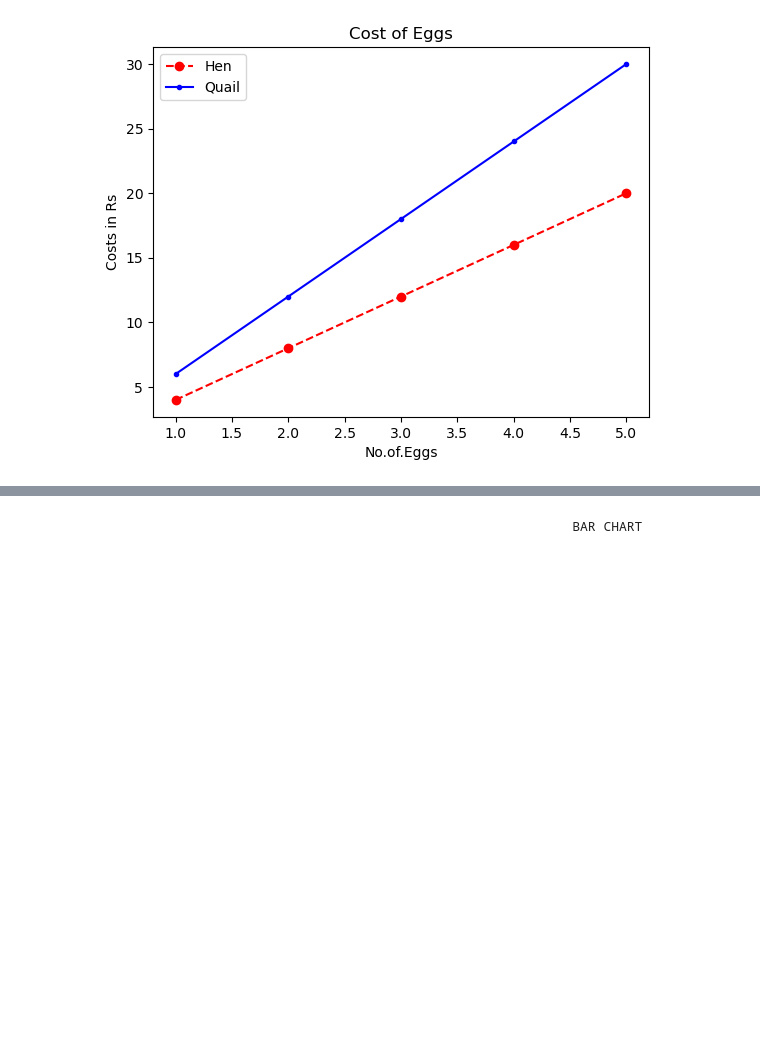
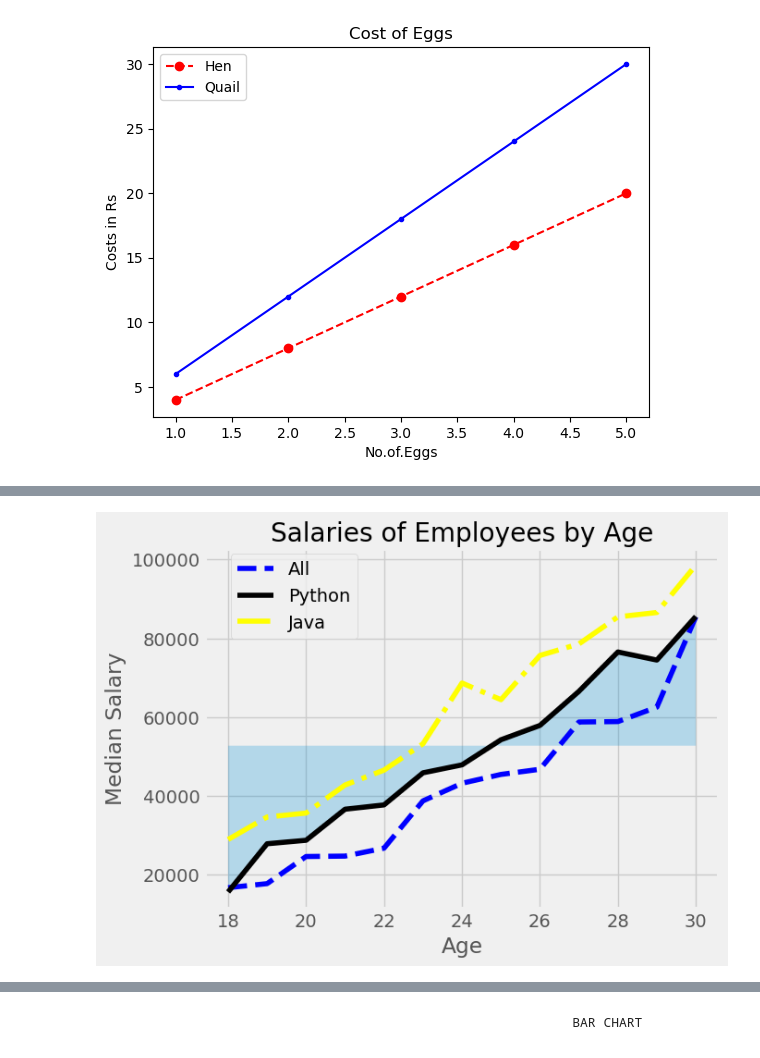
Before and after one commit to Suruthi-Keerthika/Projects, a Jupyter notebook: Mat.ipynb, the cells around one changed output, grey strips where cells are left out. Saved outputs shown, nothing was run; the diff lists cells and outputs as text; code cells hidden in the pictures; blank space fills up the shorter version.

```diff
--- a/Mat.ipynb
+++ b/Mat.ipynb
@@ -46,0 +59,13 @@ plt.show()
+# %%
+plt.plot(Ages,All, linestyle="--", color="Blue",label="All")
+plt.plot(Ages,Python, linestyle="-", color="Black",label="Python")
+plt.plot(Ages,Java, linestyle="-.", color="Yellow", label="Java")
+plt.xlabel("Age")
+plt.ylabel("Median Salary")
+plt.legend(loc=(0.05,0.75))
+plt.title("Salaries of Employees by Age")
+overall_median=52764
+plt.fill_between(Ages,Python,overall_median, alpha=0.25)
+plt.show()
+# %% [output]
+[figure, added]
```
Also changed, not shown: parts of 17 cells of this notebook.
